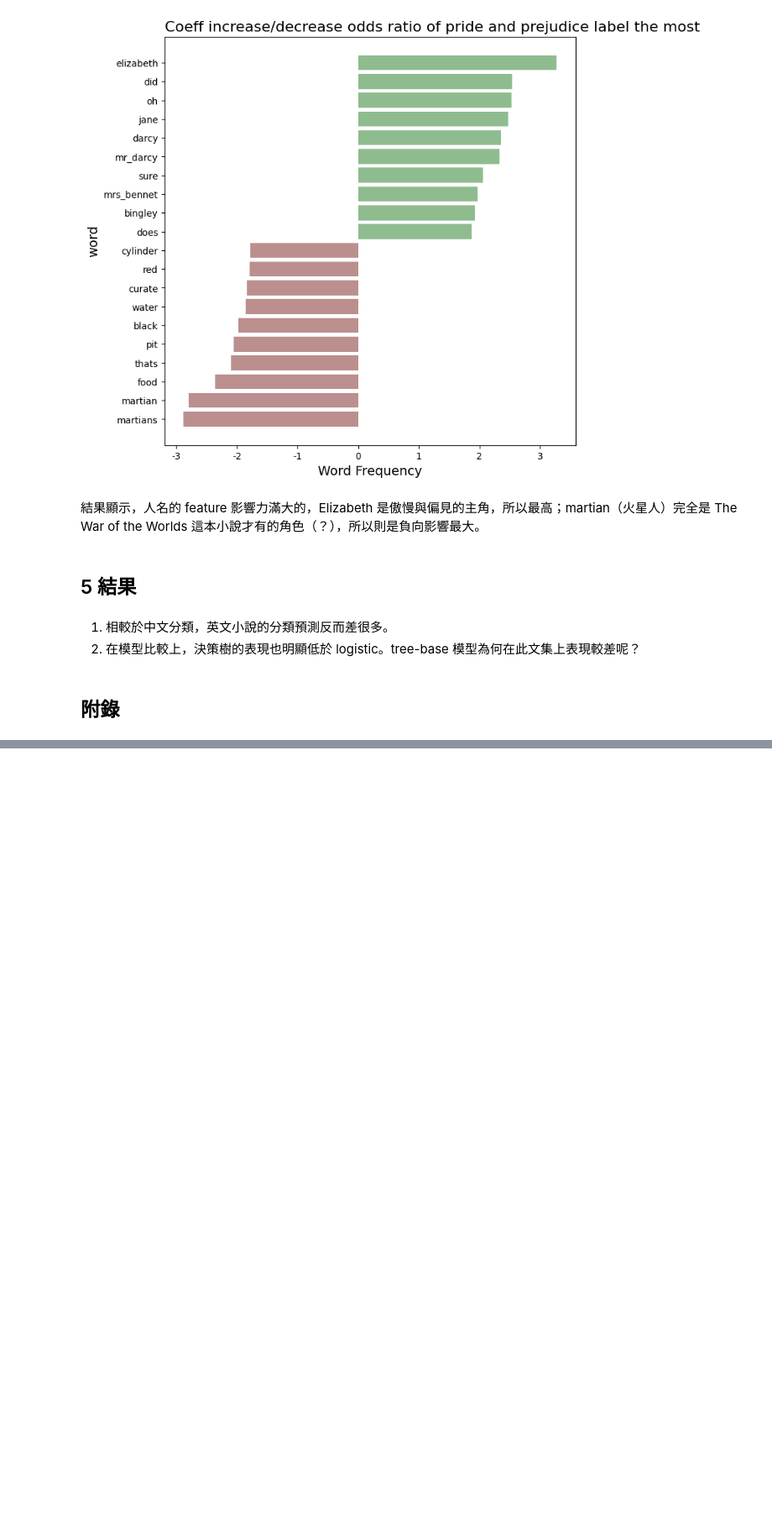
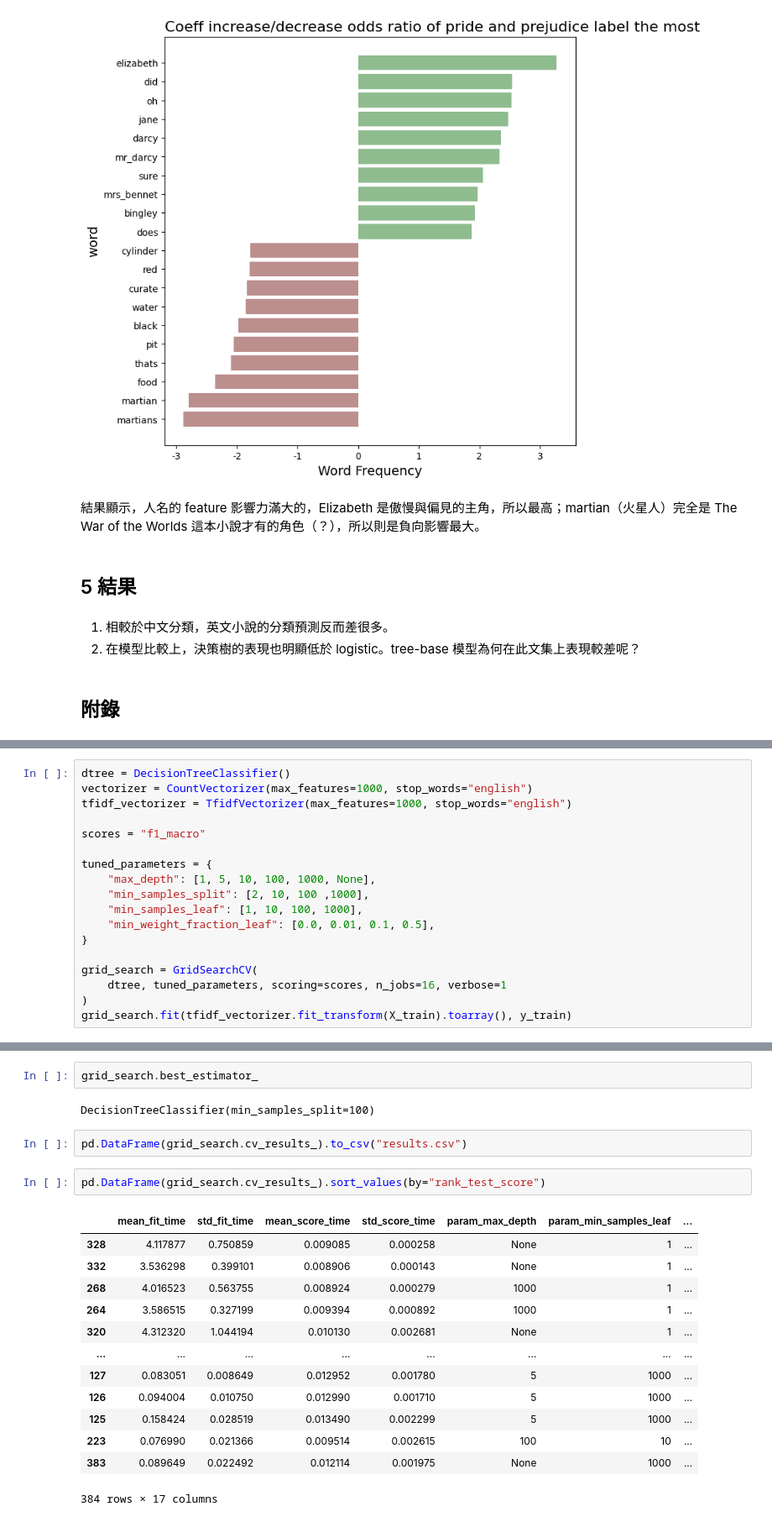
Before and after one commit to Text-Analytics-and-Retrieval/SMA_2023S, a Jupyter notebook: week11_classification/classification_en.ipynb, the cells around one changed output, grey strips where cells are left out. Shown at 84% size. Cells and saved outputs as stored; diff of their text form; blank space fills up the shorter version.

```diff
--- a/week11_classification/classification_en.ipynb
+++ b/week11_classification/classification_en.ipynb
@@ -501,0 +543,18 @@ plot_coef(logistic_reg_model=model_set['clf_logistic'], feature_names=vectorizer
+# %%
+dtree = DecisionTreeClassifier()
+vectorizer = CountVectorizer(max_features=1000, stop_words="english")
+tfidf_vectorizer = TfidfVectorizer(max_features=1000, stop_words="english")
+
+scores = "f1_macro"
+
+tuned_parameters = {
+    "max_depth": [1, 5, 10, 100, 1000, None],
+    "min_samples_split": [2, 10, 100 ,1000],
+    "min_samples_leaf": [1, 10, 100, 1000],
+    "min_weight_fraction_leaf": [0.0, 0.01, 0.1, 0.5],
+}
+
+grid_search = GridSearchCV(
+    dtree, tuned_parameters, scoring=scores, n_jobs=16, verbose=1
+)
+grid_search.fit(tfidf_vectorizer.fit_transform(X_train).toarray(), y_train)
@@ -501,0 +569,22 @@ plot_coef(logistic_reg_model=model_set['clf_logistic'], feature_names=vectorizer
+# %%
+grid_search.best_estimator_
+# %% [output]
+DecisionTreeClassifier(min_samples_split=100)
+# %%
+pd.DataFrame(grid_search.cv_results_).to_csv("results.csv")
+# %%
+pd.DataFrame(grid_search.cv_results_).sort_values(by="rank_test_score")
+# %% [output]
+|  | mean_fit_time | std_fit_time | mean_score_time | std_score_time | param_max_depth | param_min_samples_leaf | ... |
+| 328 | 4.117877 | 0.750859 | 0.009085 | 0.000258 | None | 1 | ... |
+| 332 | 3.536298 | 0.399101 | 0.008906 | 0.000143 | None | 1 | ... |
+| 268 | 4.016523 | 0.563755 | 0.008924 | 0.000279 | 1000 | 1 | ... |
+| 264 | 3.586515 | 0.327199 | 0.009394 | 0.000892 | 1000 | 1 | ... |
+| 320 | 4.312320 | 1.044194 | 0.010130 | 0.002681 | None | 1 | ... |
+| ... | ... | ... | ... | ... | ... | ... | ... |
+| 127 | 0.083051 | 0.008649 | 0.012952 | 0.001780 | 5 | 1000 | ... |
+| 126 | 0.094004 | 0.010750 | 0.012990 | 0.001710 | 5 | 1000 | ... |
+| 125 | 0.158424 | 0.028519 | 0.013490 | 0.002299 | 5 | 1000 | ... |
+| 223 | 0.076990 | 0.021366 | 0.009514 | 0.002615 | 100 | 10 | ... |
+| 383 | 0.089649 | 0.022492 | 0.012114 | 0.001975 | None | 1000 | ... |
+384 rows × 17 columns
```
Also changed, not shown: parts of 12 cells of this notebook.
